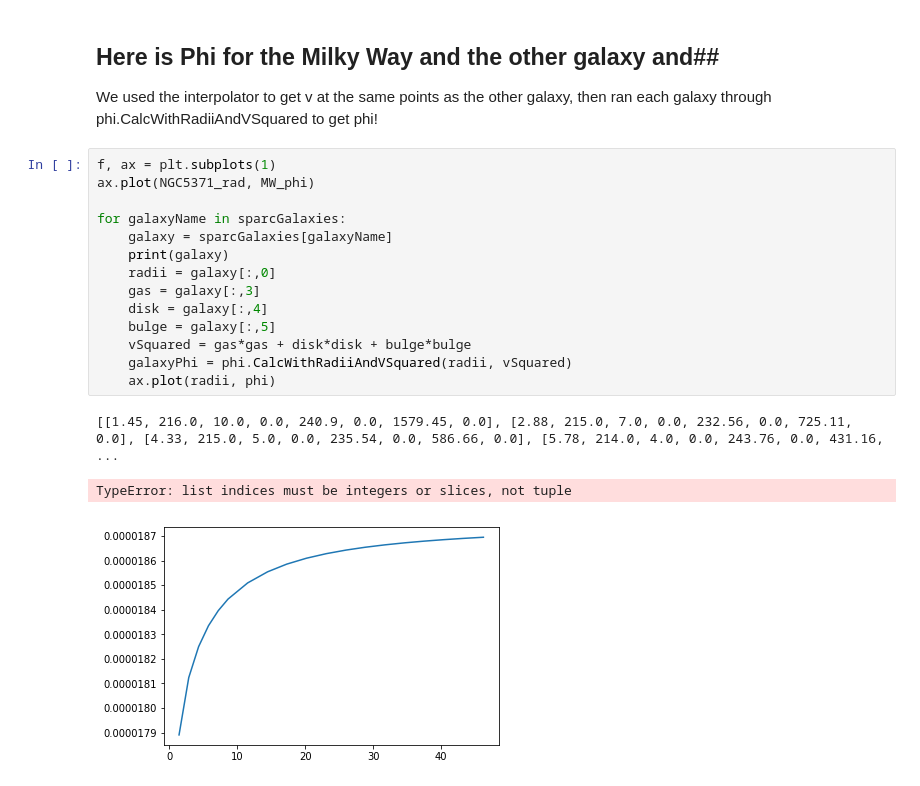
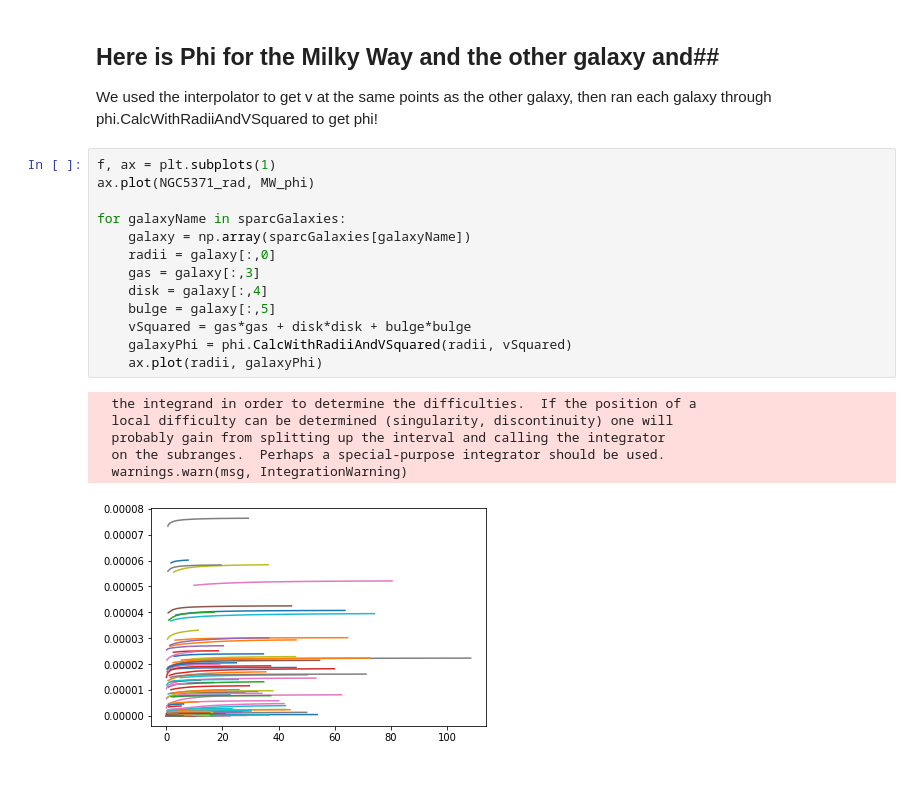
Before and after one commit to Cisneros-Galaxy/RCFM, a Jupyter notebook: Model.ipynb, the cells around one changed output. Drawn from its saved outputs; the diff is of its cells as text.

```diff
--- a/Model.ipynb
+++ b/Model.ipynb
@@ -81,18 +81,20 @@ We used the interpolator to get v at the same points as the other galaxy, then r
 # %%
 f, ax = plt.subplots(1)
 ax.plot(NGC5371_rad, MW_phi)
 
 for galaxyName in sparcGalaxies:
-    galaxy = sparcGalaxies[galaxyName]
-    print(galaxy)
+    galaxy = np.array(sparcGalaxies[galaxyName])
     radii = galaxy[:,0]
     gas = galaxy[:,3]
     disk = galaxy[:,4]
     bulge = galaxy[:,5]
     vSquared = gas*gas + disk*disk + bulge*bulge
     galaxyPhi = phi.CalcWithRadiiAndVSquared(radii, vSquared)
-    ax.plot(radii, phi)
+    ax.plot(radii, galaxyPhi)
 # %% [output]
-[[1.45, 216.0, 10.0, 0.0, 240.9, 0.0, 1579.45, 0.0], [2.88, 215.0, 7.0, 0.0, 232.56, 0.0, 725.11, 0.0], [4.33, 215.0, 5.0, 0.0, 235.54, 0.0, 586.66, 0.0], [5.78, 214.0, 4.0, 0.0, 243.76, 0.0, 431.16,  ...
+  the integrand in order to determine the difficulties.  If the position of a
+  local difficulty can be determined (singularity, discontinuity) one will
+  probably gain from splitting up the interval and calling the integrator
+  on the subranges.  Perhaps a special-purpose integrator should be used.
+  warnings.warn(msg, IntegrationWarning)
-TypeError: list indices must be integers or slices, not tuple
-[figure, old version]
+[figure, new version]
```
